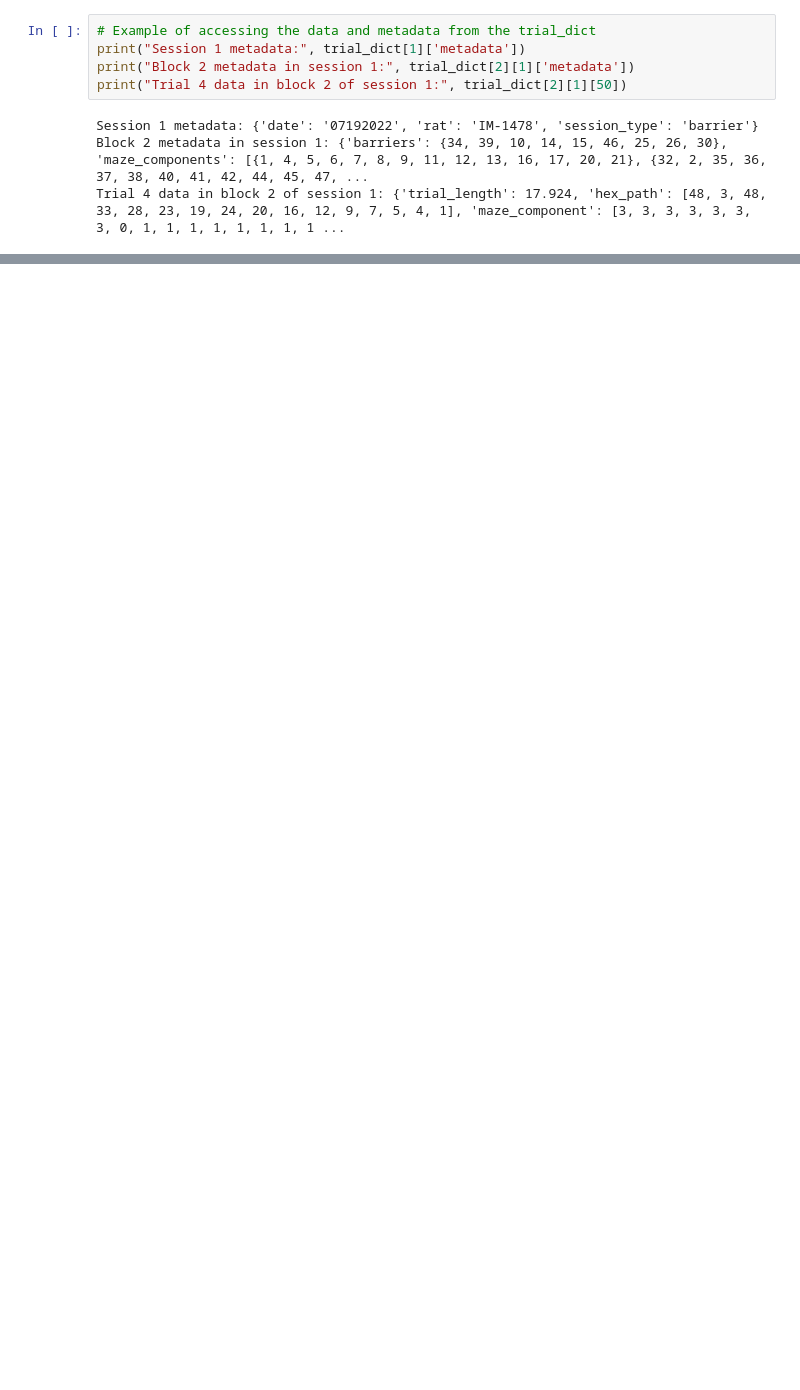
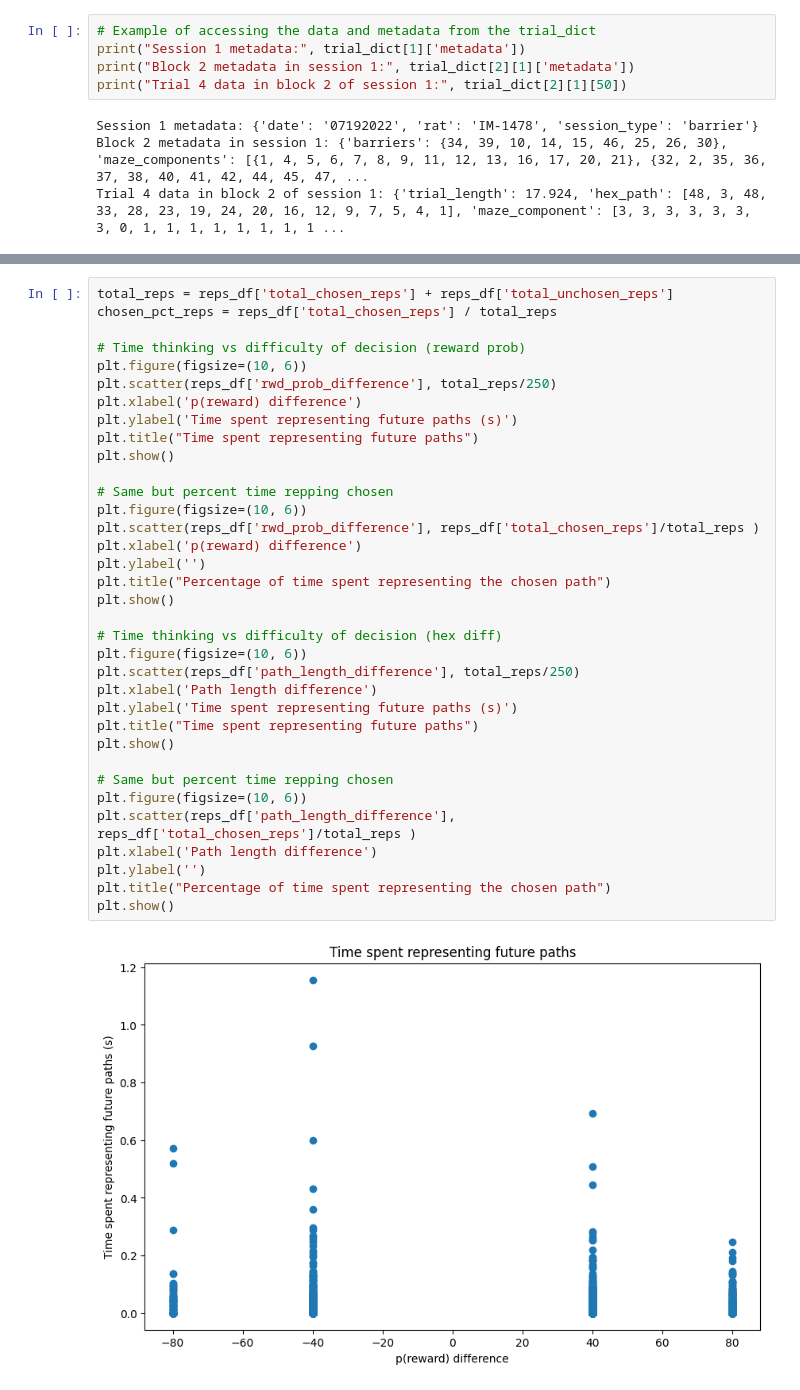
Before and after one commit to calderast/Hex-maze-analysis, a Jupyter notebook: theta_sweeps.ipynb, the cells around one changed output, grey strips where cells are left out. Cells and saved outputs as stored; diff of their text form; blank space fills up the shorter version.

```diff
--- a/theta_sweeps.ipynb
+++ b/theta_sweeps.ipynb
@@ -758,0 +815,37 @@ P-value: 0.0005077147089078127
+# %%
+total_reps = reps_df['total_chosen_reps'] + reps_df['total_unchosen_reps']
+chosen_pct_reps = reps_df['total_chosen_reps'] / total_reps
+
+# Time thinking vs difficulty of decision (reward prob)
+plt.figure(figsize=(10, 6))
+plt.scatter(reps_df['rwd_prob_difference'], total_reps/250)
+plt.xlabel('p(reward) difference')
+plt.ylabel('Time spent representing future paths (s)')
+plt.title("Time spent representing future paths")
+plt.show()
+
+# Same but percent time repping chosen
+plt.figure(figsize=(10, 6))
+plt.scatter(reps_df['rwd_prob_difference'], reps_df['total_chosen_reps']/total_reps )
+plt.xlabel('p(reward) difference')
+plt.ylabel('')
+plt.title("Percentage of time spent representing the chosen path")
+plt.show()
+
+# Time thinking vs difficulty of decision (hex diff)
+plt.figure(figsize=(10, 6))
+plt.scatter(reps_df['path_length_difference'], total_reps/250)
+plt.xlabel('Path length difference')
+plt.ylabel('Time spent representing future paths (s)')
+plt.title("Time spent representing future paths")
+plt.show()
+
+# Same but percent time repping chosen
+plt.figure(figsize=(10, 6))
+plt.scatter(reps_df['path_length_difference'], reps_df['total_chosen_reps']/total_reps )
+plt.xlabel('Path length difference')
+plt.ylabel('')
+plt.title("Percentage of time spent representing the chosen path")
+plt.show()
+# %% [output]
+[figure, added]
```
Also changed, not shown: parts of 8 cells of this notebook.
